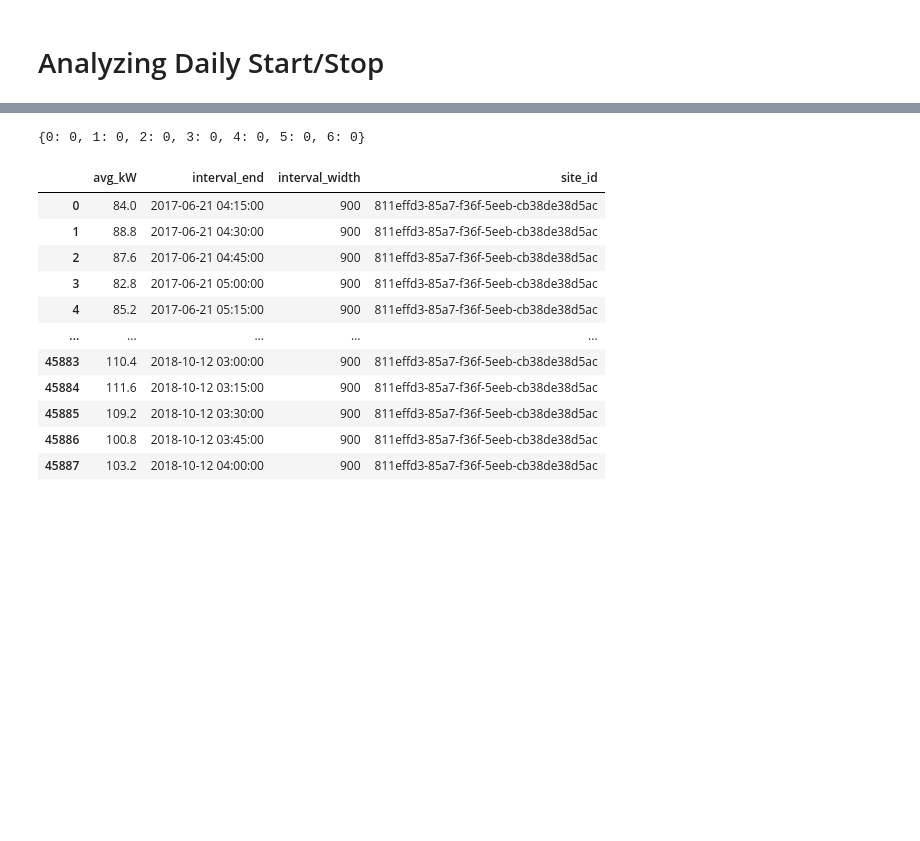
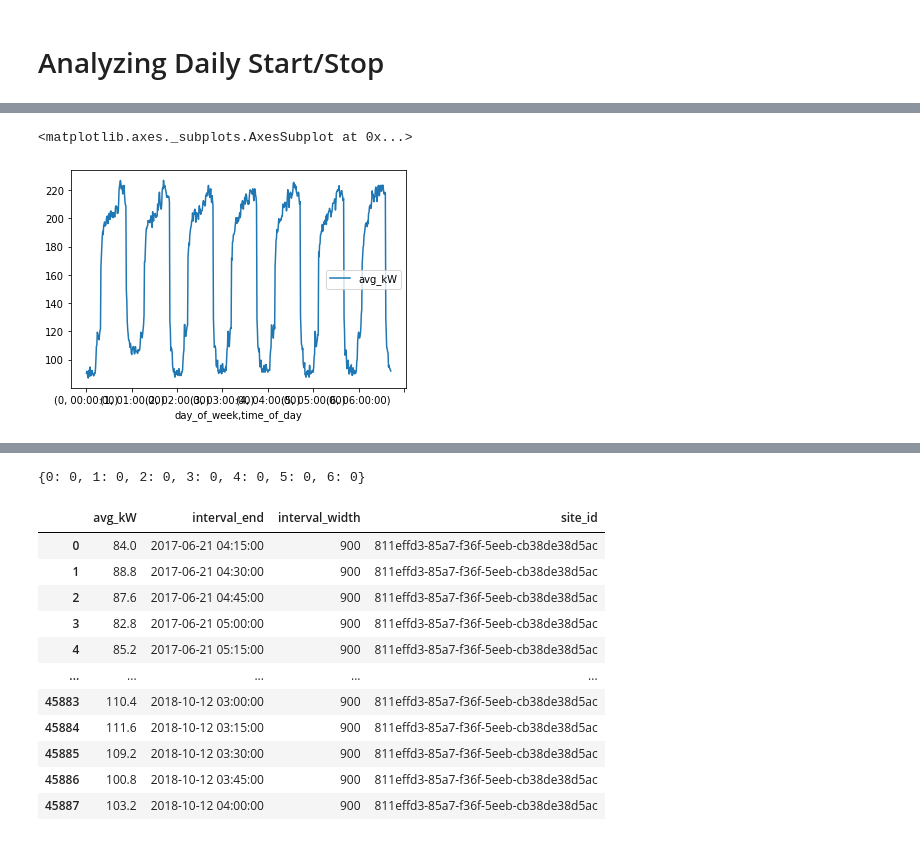
Before and after one commit to NathanVenos/dc-ds-08-26-19, a Jupyter notebook: voltus/Voltus_Project_Nathan.ipynb, the cells around one changed output, grey strips where cells are left out. Saved outputs shown, nothing was run; the diff lists cells and outputs as text; code cells hidden in the pictures; blank space fills up the shorter version.

```diff
--- a/voltus/Voltus_Project_Nathan.ipynb
+++ b/voltus/Voltus_Project_Nathan.ipynb
@@ -294,0 +385,35 @@ def operating_day(ts_df, weekly_df, iter_index, max_peak, min_base):
+# %%
+def aggregate_week_ts(ts_df):
+    """
+    Given a time series DataFrame, return an aggregate
+    time series spanning one week with the median value
+    populated for each interval
+    """
+    # shifting all data such that the first data point is the 0-hour of its day
+    # this allows grouping by day of week in a way that retains the ability to
+    # only include full days of data in the analysis, but still retain most days
+    # when the time series only includes a few days (or just 24-hours) of data
+    # that may not align with a full day
+    init_time = ts_df['interval_end'][0]
+    shifted_time = init_time.replace(hour=0, minute=0, second=0)
+    time_shift = shifted_time - init_time
+    ts_df['shifted_interval'] = ts_df['interval_end'] + time_shift
+    # getting datetime parameters of interest for grouping
+    ts_df['date'] = ts_df['shifted_interval'].dt.date
+    ts_df['day_of_week'] = ts_df['shifted_interval'].dt.dayofweek
+    ts_df['time_of_day'] = ts_df['shifted_interval'].dt.strftime('%H:%M:%S')
+    #### this may not be necessary for load profiling, but is likely more important for DR ####
+    ### REEVALUATE LATER ###
+    # filtering out days without 24 hours of data
+    width = ts_df['interval_width'][0]
+    daily_intervals = 24 / (width / 3600)
+    date_counts = ts_df['date'].value_counts()
+    full_dates = date_counts.loc[date_counts == daily_intervals].index
+    ts_df = ts_df.loc[ts_df['date'].isin(full_dates)]
+    # performing the day of week and hour of day groupby
+    week_df = ts_df[['avg_kW', 'day_of_week', 'time_of_day']].groupby(by=['day_of_week', 'time_of_day']).median()
+    week_df['time_shifted'] = time_shift
+    return week_df
+# %%
+temp_week = aggregate_week_ts(temp_ts)
+temp_week
@@ -294,0 +435,5 @@ def operating_day(ts_df, weekly_df, iter_index, max_peak, min_base):
+# %%
+temp_week[['avg_kW']].plot()
+# %% [output]
+<matplotlib.axes._subplots.AxesSubplot at 0x...>
+[figure, added]
```
Also changed, not shown: parts of 20 cells of this notebook, 3 other files.
